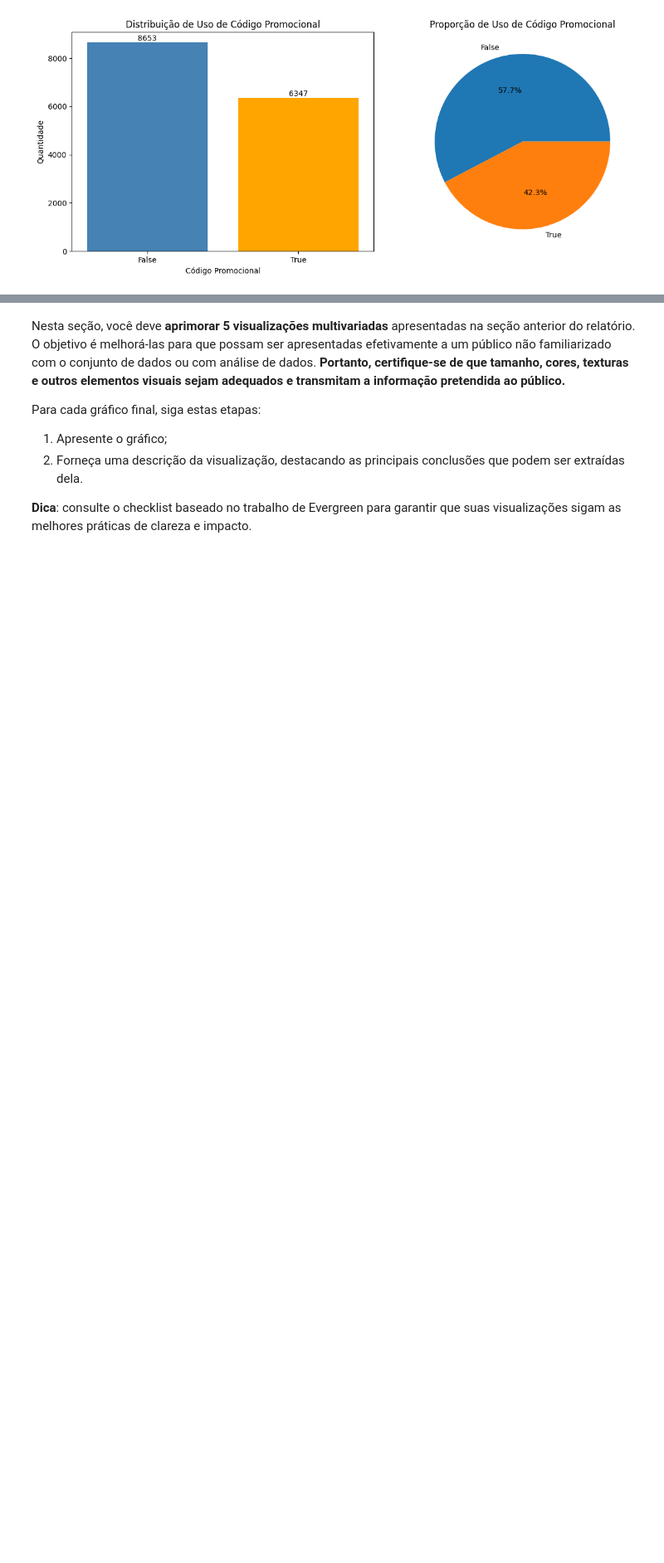
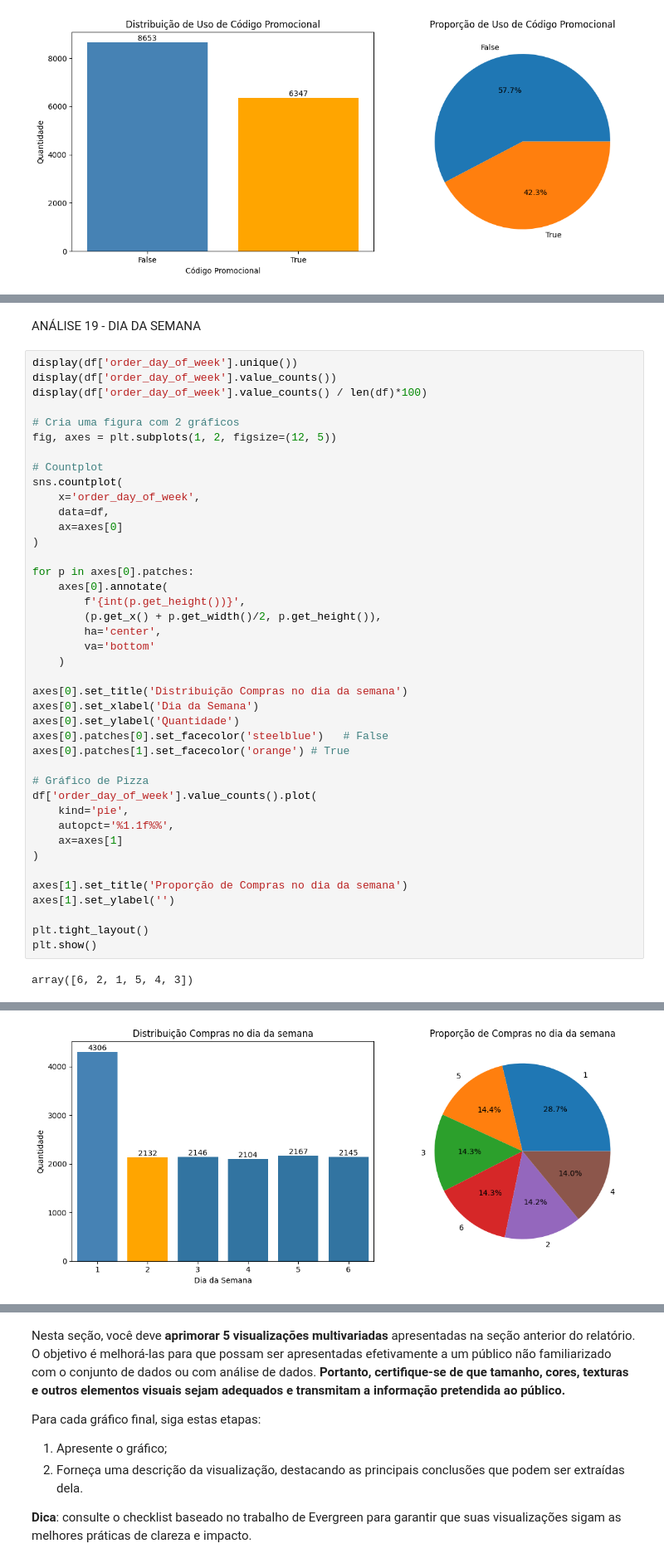
Before and after one commit to LeandroRodriguesCarneiro/pos_graduacao_analise_preparacao_dados, a Jupyter notebook: main.ipynb, the cells around one changed output, grey strips where cells are left out. Shown at 83% size. Saved outputs shown, nothing was run; the diff lists cells and outputs as text; blank space fills up the shorter version.

```diff
--- a/main.ipynb
+++ b/main.ipynb
@@ -933,0 +1040,45 @@ Name: count, dtype: float64
+# %% [markdown]
+ANÁLISE 19 - DIA DA SEMANA
+# %%
+display(df['order_day_of_week'].unique())
+display(df['order_day_of_week'].value_counts())
+display(df['order_day_of_week'].value_counts() / len(df)*100)
+
+# Cria uma figura com 2 gráficos
+fig, axes = plt.subplots(1, 2, figsize=(12, 5))
+
+# Countplot
+sns.countplot(
+    x='order_day_of_week',
+    data=df,
+    ax=axes[0]
+)
+
+for p in axes[0].patches:
+    axes[0].annotate(
+        f'{int(p.get_height())}',
+        (p.get_x() + p.get_width()/2, p.get_height()),
+        ha='center',
+        va='bottom'
+    )
+
+axes[0].set_title('Distribuição Compras no dia da semana')
+axes[0].set_xlabel('Dia da Semana')
+axes[0].set_ylabel('Quantidade')
+axes[0].patches[0].set_facecolor('steelblue')   # False
+axes[0].patches[1].set_facecolor('orange') # True
+
+# Gráfico de Pizza
+df['order_day_of_week'].value_counts().plot(
+    kind='pie',
+    autopct='%1.1f%%',
+    ax=axes[1]
+)
+
+axes[1].set_title('Proporção de Compras no dia da semana')
+axes[1].set_ylabel('')
+
+plt.tight_layout()
+plt.show()
+# %% [output]
+array([6, 2, 1, 5, 4, 3])
@@ -933,0 +1101 @@ Name: count, dtype: float64
+[figure, added]
```
Also changed, not shown: parts of 32 cells of this notebook.
